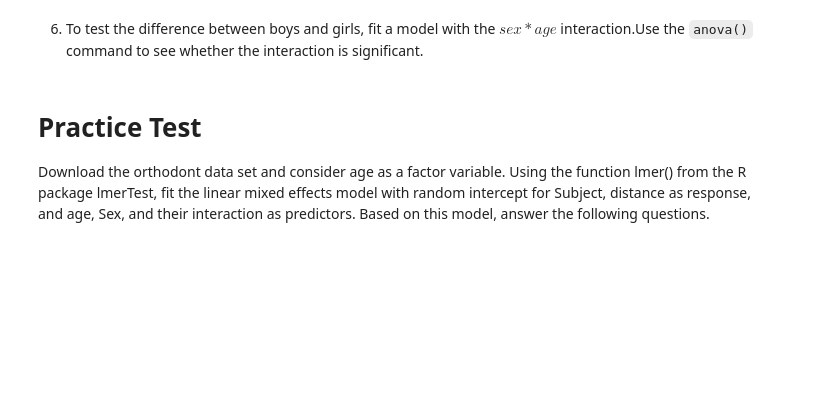
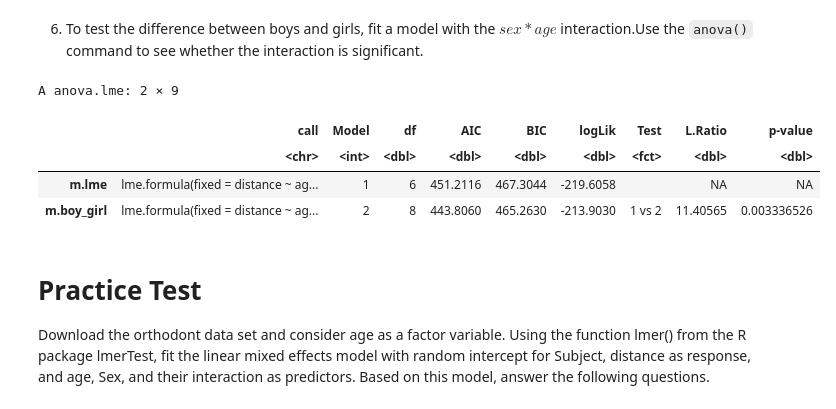
Before and after one commit to zrthxn/spedex, a Jupyter notebook: 08 - Mixed Effects Models.ipynb, the cells around one changed output. Drawn from its saved outputs; the diff is of its cells as text; code cells hidden in the pictures; blank space fills up the shorter version.

```diff
--- a/08 - Mixed Effects Models.ipynb
+++ b/08 - Mixed Effects Models.ipynb
@@ -140,6 +157,15 @@ A anova: 1 × 6
 # %% [markdown]
 6. To test the difference between boys and girls, fit a model with the $sex*age$ interaction.Use
 the `anova()` command to see whether the interaction is significant.
+# %%
+m.boy_girl = lme(distance ~ age + Sex*age, random = ~ age|Subject, data = Orthodont, method="ML")
+anova(m.lme, m.boy_girl)
+# %% [output]
+A anova.lme: 2 × 9
+|  | call | Model | df | AIC | BIC | logLik | Test | L.Ratio | p-value |
+|  | <chr> | <int> | <dbl> | <dbl> | <dbl> | <dbl> | <fct> | <dbl> | <dbl> |
+| m.lme | lme.formula(fixed = distance ~ ag... | 1 | 6 | 451.2116 | 467.3044 | -219.6058 |  | NA | NA |
+| m.boy_girl | lme.formula(fixed = distance ~ ag... | 2 | 8 | 443.8060 | 465.2630 | -213.9030 | 1 vs 2 | 11.40565 | 0.003336526 |
 # %% [markdown]
 # Practice Test
 Download the orthodont data set and consider age as a factor variable. Using the function lmer() from the R package lmerTest, fit the linear mixed effects model with random intercept for Subject, distance as response, and age, Sex, and their interaction as predictors. Based on this model, answer the following questions.
```
Also changed, not shown: parts of 5 cells of this notebook.
